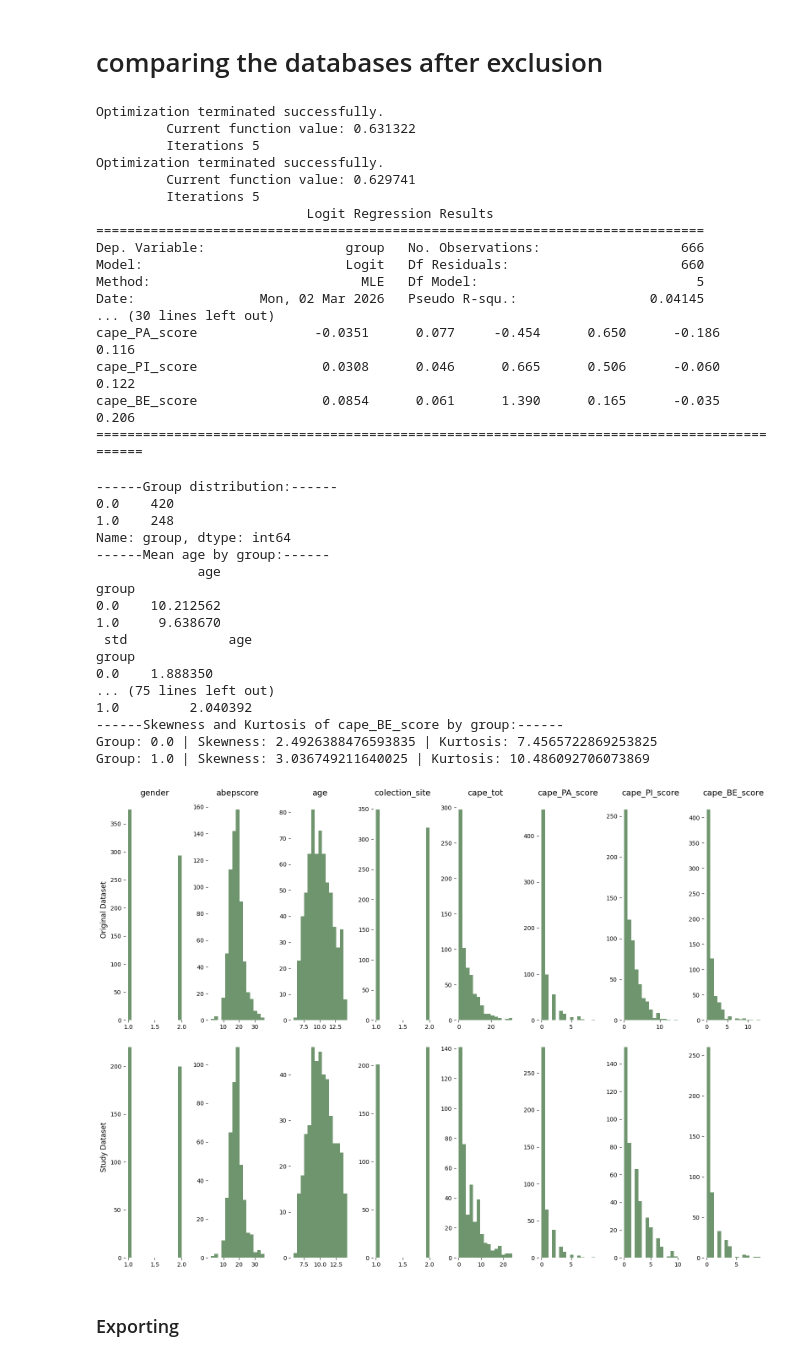
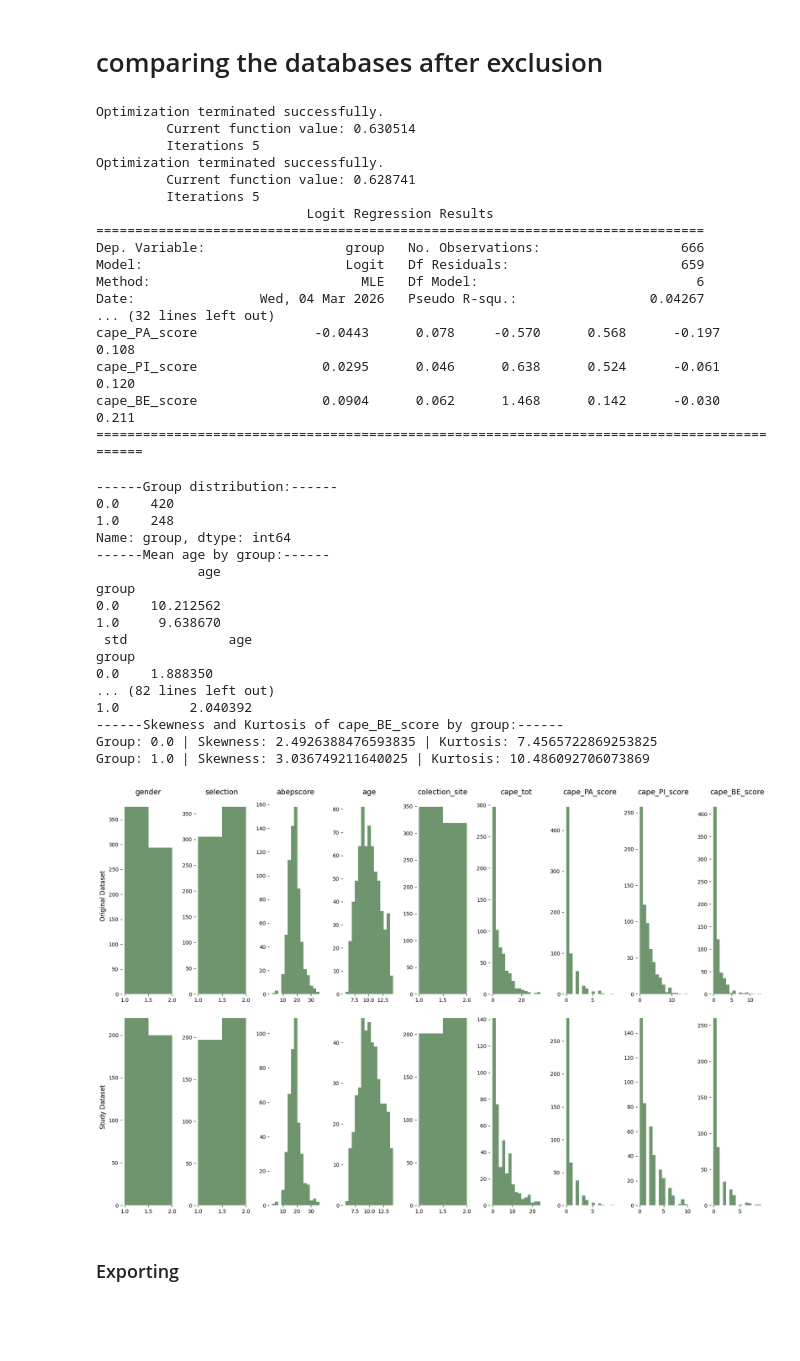
Before and after one commit to angeloodr/INPD-neuroimage-cape, a Jupyter notebook: code/organizing_dataset.ipynb, the cells around one changed output. Saved outputs shown, nothing was run; the diff lists cells and outputs as text; code cells hidden in the pictures; blank space fills up the shorter version.

```diff
--- a/code/organizing_dataset.ipynb
+++ b/code/organizing_dataset.ipynb
@@ -103,7 +106,7 @@ Uploading sociodemografic and psicometric data and doing random sample imputatio
 socidemo_path = os.path.join(rootdir,'fMRI_INPD_sociodemographic')
 socio_psi = pd.read_excel(os.path.join(socidemo_path,'banco_angelo.xlsx'))
 
-dados_clinicos = socio_psi[['ident', 'gender', 'abepscore', 'age', 'DQ','subjectid', 'cape_tot', 'cape_PA_score', 'cape_PI_score', 'cape_BE_score']]
+dados_clinicos = socio_psi[['ident','selection', 'gender', 'abepscore', 'age', 'DQ','subjectid', 'cape_tot', 'cape_PA_score', 'cape_PI_score', 'cape_BE_score']]
 print(dados_clinicos.info())
 
 # renaming the subject ids
@@ -419,12 +298,12 @@ df_inicial.loc[~df_inicial['sub_id'].isin(df_final_final['sub_id']), 'group'] =
 df_inicial['group'] = df_inicial['group'].fillna(0)
 
 model_exclusion = smf.logit(
-    "group ~ age + C(gender) + abepscore + C(colection_site) + cape_tot",
+    "group ~ age + C(selection) + C(gender) + abepscore + C(colection_site) + cape_tot",
     data=df_inicial
 ).fit()
 
 model_exclusion_subdomains = smf.logit(
-    "group ~ age + C(gender) + abepscore + C(colection_site) + cape_PA_score + cape_PI_score + cape_BE_score",
+    "group ~ age + C(selection) + C(gender) + abepscore + C(colection_site) + cape_PA_score + cape_PI_score + cape_BE_score",
     data=df_inicial
 ).fit()
 
@@ -432,21 +311,21 @@ print(model_exclusion.summary())
 print(model_exclusion_subdomains.summary())
 # %% [output]
 Optimization terminated successfully.
-         Current function value: 0.631322
+         Current function value: 0.630514
          Iterations 5
 Optimization terminated successfully.
-         Current function value: 0.629741
+         Current function value: 0.628741
          Iterations 5
                            Logit Regression Results
 ==============================================================================
 Dep. Variable:                  group   No. Observations:                  666
-Model:                          Logit   Df Residuals:                      660
-Method:                           MLE   Df Model:                            5
-Date:                Mon, 02 Mar 2026   Pseudo R-squ.:                 0.04145
-... (30 lines left out)
-cape_PA_score               -0.0351      0.077     -0.454      0.650      -0.186       0.116
-cape_PI_score                0.0308      0.046      0.665      0.506      -0.060       0.122
-cape_BE_score                0.0854      0.061      1.390      0.165      -0.035       0.206
+Model:                          Logit   Df Residuals:                      659
+Method:                           MLE   Df Model:                            6
+Date:                Wed, 04 Mar 2026   Pseudo R-squ.:                 0.04267
+... (32 lines left out)
+cape_PA_score               -0.0443      0.078     -0.570      0.568      -0.197       0.108
+cape_PI_score                0.0295      0.046      0.638      0.524      -0.061       0.120
+cape_BE_score                0.0904      0.062      1.468      0.142      -0.030       0.211
 ============================================================================================
 # %%
 # calculate the lenght of the two groups
@@ -470,6 +349,8 @@ print("------Collection site distribution by group:------")
 print(df_inicial.groupby("group")["colection_site"].value_counts())
 print("------Gender distribution by group:------")
 print(df_inicial.groupby("group")["gender"].value_counts())
+print("------Selection distribution by group:------")
+print(df_inicial.groupby("group")["selection"].value_counts())
 
 # print the other variables mean by group
 print("------Mean abepscore by group:------")
@@ -530,28 +411,28 @@ group
  std             age
 group
 0.0    1.888350
-... (75 lines left out)
+... (82 lines left out)
 1.0         2.040392
 ------Skewness and Kurtosis of cape_BE_score by group:------
 Group: 0.0 | Skewness: 2.4926388476593835 | Kurtosis: 7.4565722869253825
 Group: 1.0 | Skewness: 3.036749211640025 | Kurtosis: 10.486092706073869
 # %%
 # Definir a figura
-plt.figure(figsize=(16,12))
+plt.figure(figsize=(18,12))
 
 # Lista de títulos para cada DataFrame
 titles = ['df_inicial','df_final_final']
 paper_titles = ['Original Dataset', 'Study Dataset']
 
 # Variáveis categóricas
-variables_categ = ['gender', 'colection_site']
+variables_categ = ['gender', 'selection', 'colection_site']
 
 # Iterar sobre os DataFrames e adicionar os gráficos
 for idf, data_frame in enumerate([df_inicial, df_final_final]):
-    for indexx, var in enumerate(['gender', 'abepscore', 'age', 'colection_site', 'cape_tot', 'cape_PA_score', 'cape_PI_score', 'cape_BE_score']):
+    for indexx, var in enumerate(['gender', 'selection','abepscore', 'age', 'colection_site', 'cape_tot', 'cape_PA_score', 'cape_PI_score', 'cape_BE_score']):
 
         # Subplot: 5 linhas, 10 colunas
-        plt.subplot(2, 8, 8*idf + indexx+1)
+        plt.subplot(2, 9, 9*idf + indexx+1)
 
         # Obter os dados da variável atual, removendo NaNs
         data = data_frame[var].dropna()
@@ -559,35 +440,35 @@ for idf, data_frame in enumerate([df_inicial, df_final_final]):
         # Verificar se a variável é categórica
         if var in variables_categ:
             # Plotar apenas o histograma para variáveis categóricas
-            plt.hist(data, bins=15, alpha=0.6, color="#0d4f0d", label='Histograma')
+            plt.hist(data, bins=2 ,alpha=0.6, color="#0d4f0d", label='Histograma')
             if idf == 0:
                 plt.title(f'{var}', fontsize=14)
         else:
 
             # Plotar o histograma da variável
             plt.hist(data, bins=15, density=False, alpha=0.6, color="#0d4f0d", label='Histograma')
 
             if idf == 0:
                 plt.title(f'{var}', fontsize=14)
 
 
         # Adicionar o nome do eixo Y apenas para o primeiro gráfico de cada linha
         if indexx == 0:
             plt.ylabel(paper_titles[idf], fontsize=12)
 
         # Remover o eixo vertical e os valores do gráfico
         # plt.gca().axes.get_xaxis().set_visible(False)  # Esconde o eixo Y
         plt.gca().spines['left'].set_visible(False)    # Remove a linha do eixo Y
         plt.gca().spines['right'].set_visible(False)   # Remove a linha do eixo Y
         plt.gca().spines['top'].set_visible(False)     # Remove a linha do eixo superior
         plt.gca().spines['bottom'].set_visible(False)  # Remove a linha do eixo inferior
 
 
 
 # Ajustar o layout para evitar sobreposição
 plt.tight_layout(rect=[0, 0, 1, 0.97])  # Deixar espaço no topo para os títulos
 plt.show()
 # %% [output]
-[figure, old version]
+[figure, new version]
 # %% [markdown]
 ### Exporting
```
Also changed, not shown: parts of 10 cells of this notebook, 1 other file.
